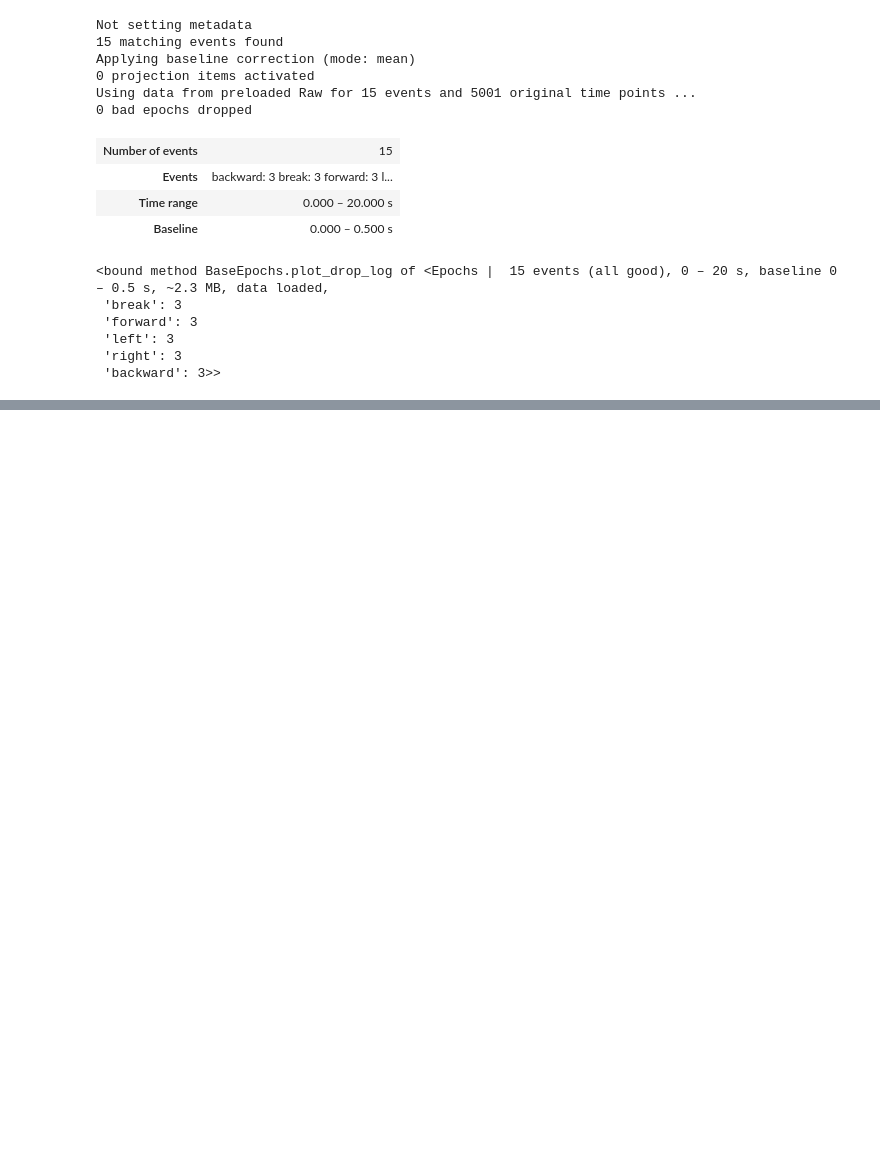
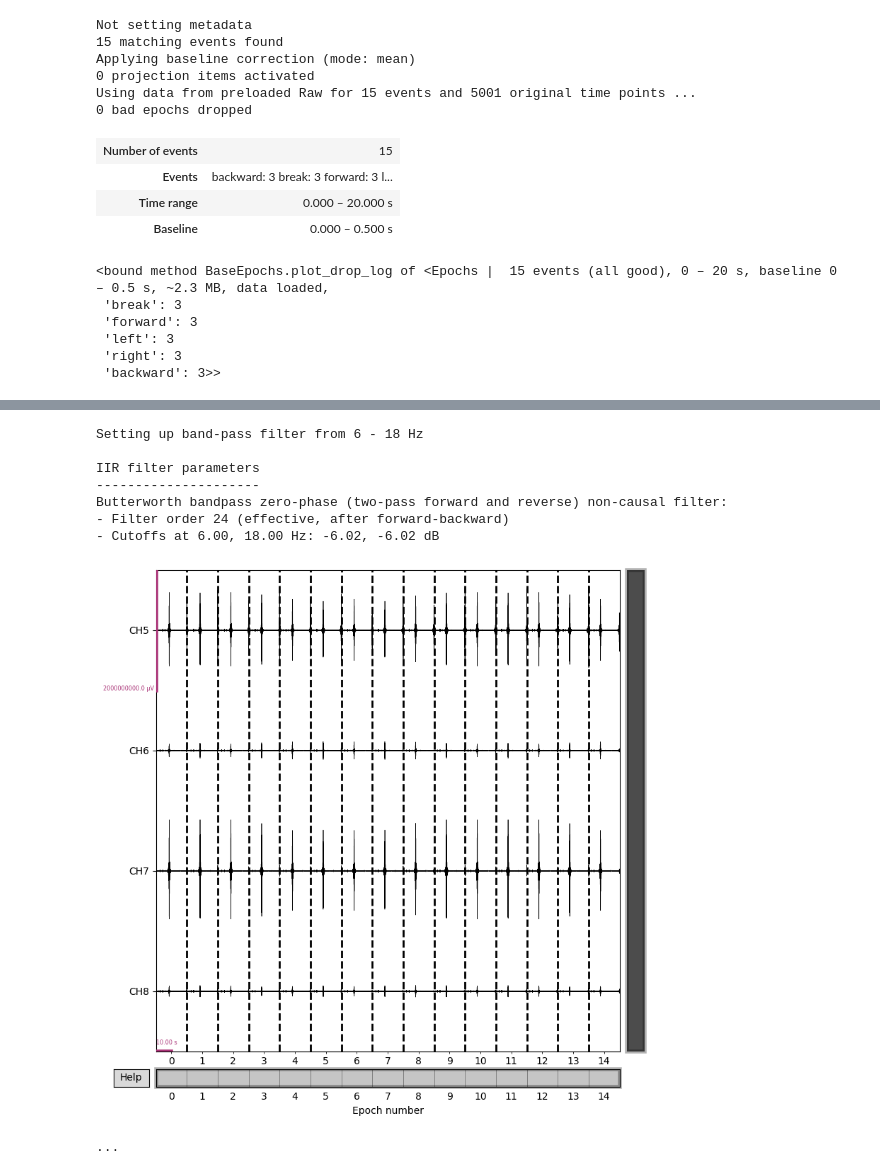
Before and after one commit to Epicsenpai/OpenTopic_BCI, a Jupyter notebook: First_acquisition/SSVEP_offline_preprocessing_V2.ipynb, the cells around one changed output, grey strips where cells are left out. Cells and saved outputs as stored; diff of their text form; code cells hidden in the pictures; blank space fills up the shorter version.

```diff
--- a/First_acquisition/SSVEP_offline_preprocessing_V2.ipynb
+++ b/First_acquisition/SSVEP_offline_preprocessing_V2.ipynb
@@ -183,0 +183,13 @@ mne_epochs.plot(scalings = 8000)
+# %%
+mne_epochs.filter(l_freq=6.0, h_freq=18.0, method = 'iir', iir_params= {"order": 6, "ftype":'butter'}).plot(scalings = 1000)
+print('...')
+# %% [output]
+Setting up band-pass filter from 6 - 18 Hz
+
+IIR filter parameters
+---------------------
+Butterworth bandpass zero-phase (two-pass forward and reverse) non-causal filter:
+- Filter order 24 (effective, after forward-backward)
+- Cutoffs at 6.00, 18.00 Hz: -6.02, -6.02 dB
+[figure, added]
+...
```
Also changed, not shown: parts of 6 cells of this notebook.
